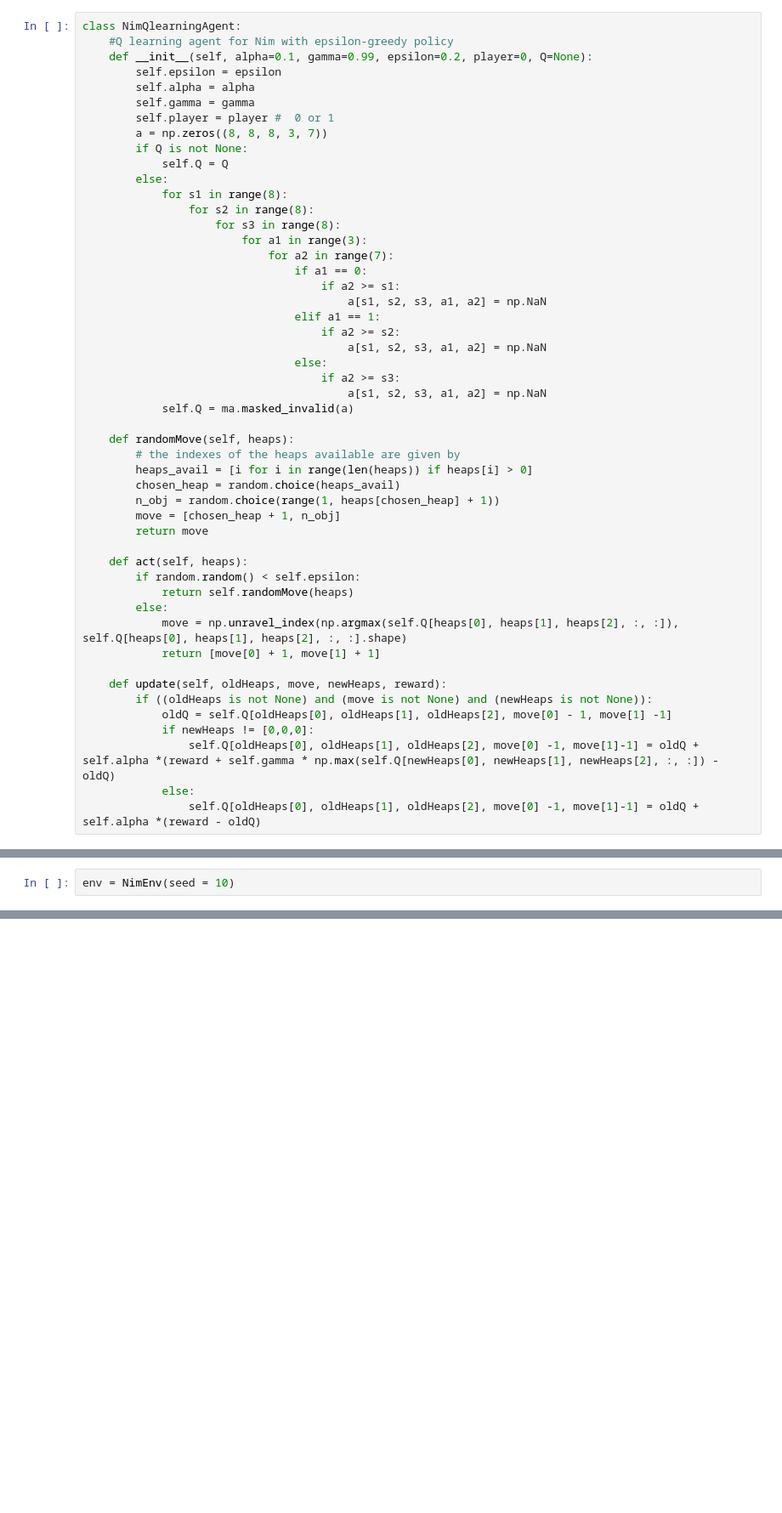
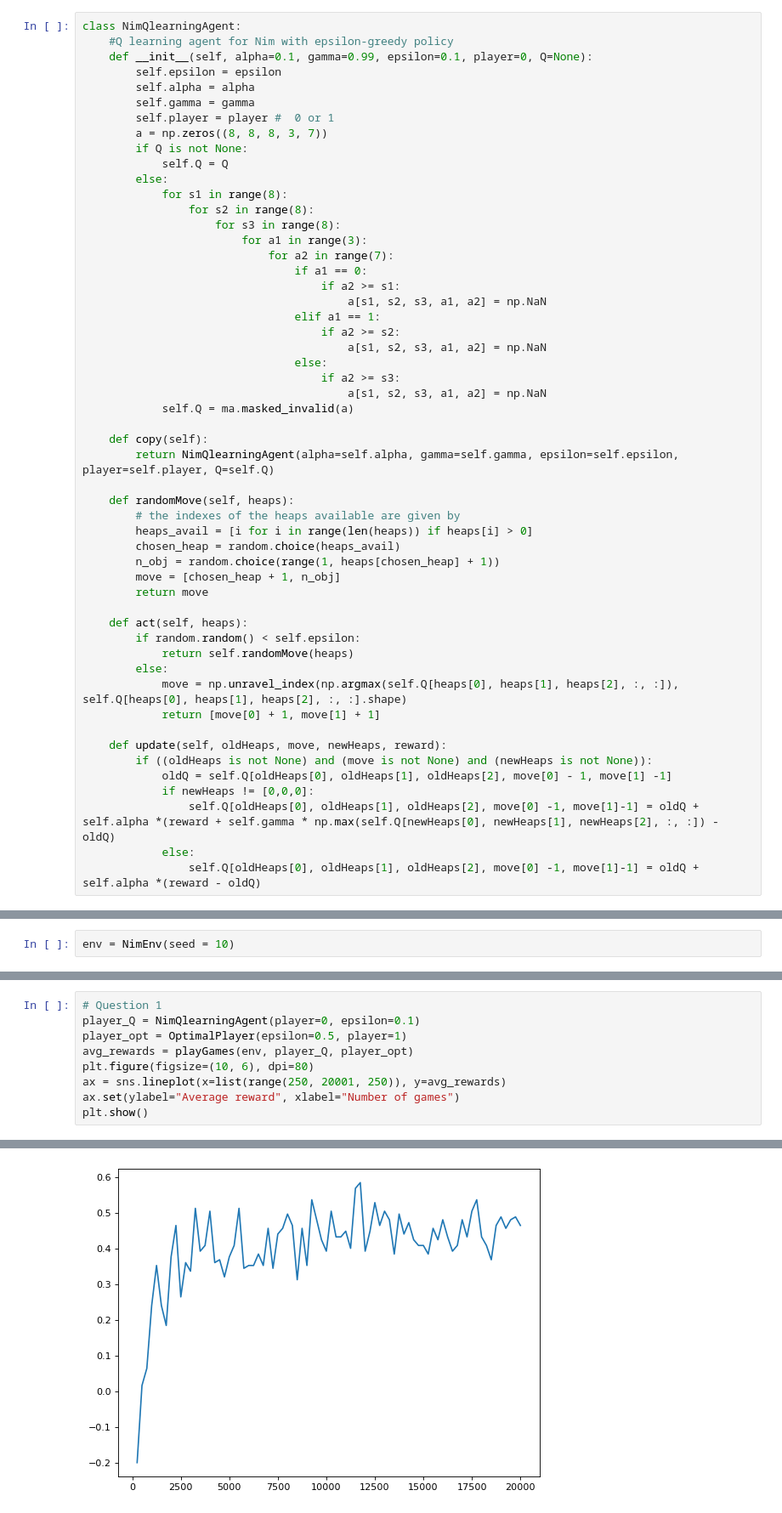
Before and after one commit to bschiehl/MP_nim, a Jupyter notebook: MP_nim_Q_learning.ipynb, the cells around one changed output, grey strips where cells are left out. Shown at 85% size. Saved outputs shown, nothing was run; the diff lists cells and outputs as text; blank space fills up the shorter version.

Commit message:
Questions 2-6

```diff
--- a/MP_nim_Q_learning.ipynb
+++ b/MP_nim_Q_learning.ipynb
@@ -11,7 +11,7 @@ from nim_env import NimEnv, OptimalPlayer
 # %%
 class NimQlearningAgent:
     #Q learning agent for Nim with epsilon-greedy policy
-    def __init__(self, alpha=0.1, gamma=0.99, epsilon=0.2, player=0, Q=None):
+    def __init__(self, alpha=0.1, gamma=0.99, epsilon=0.1, player=0, Q=None):
         self.epsilon = epsilon
         self.alpha = alpha
         self.gamma = gamma
@@ -36,6 +36,9 @@ class NimQlearningAgent:
                                         a[s1, s2, s3, a1, a2] = np.NaN
             self.Q = ma.masked_invalid(a)
 
+    def copy(self):
+        return NimQlearningAgent(alpha=self.alpha, gamma=self.gamma, epsilon=self.epsilon, player=self.player, Q=self.Q)
+
     def randomMove(self, heaps):
         # the indexes of the heaps available are given by
         heaps_avail = [i for i in range(len(heaps)) if heaps[i] > 0]
@@ -62,0 +183,10 @@ env = NimEnv(seed = 10)
+# %%
+# Question 1
+player_Q = NimQlearningAgent(player=0, epsilon=0.1)
+player_opt = OptimalPlayer(epsilon=0.5, player=1)
+avg_rewards = playGames(env, player_Q, player_opt)
+plt.figure(figsize=(10, 6), dpi=80)
+ax = sns.lineplot(x=list(range(250, 20001, 250)), y=avg_rewards)
+ax.set(ylabel="Average reward", xlabel="Number of games")
+plt.show()
+# %% [output]
@@ -62,0 +195 @@ env = NimEnv(seed = 10)
+[figure, added]
```
Also changed, not shown: parts of 18 cells of this notebook.
